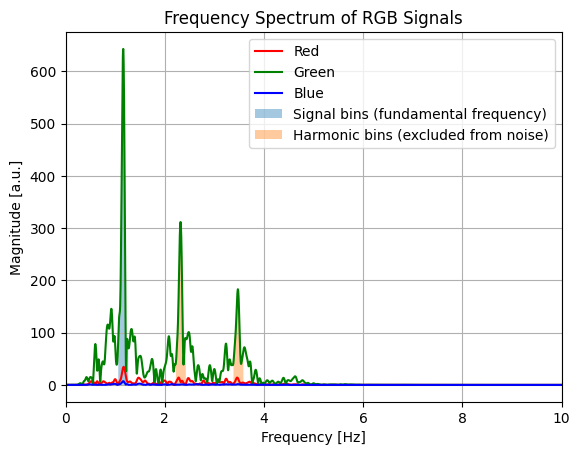
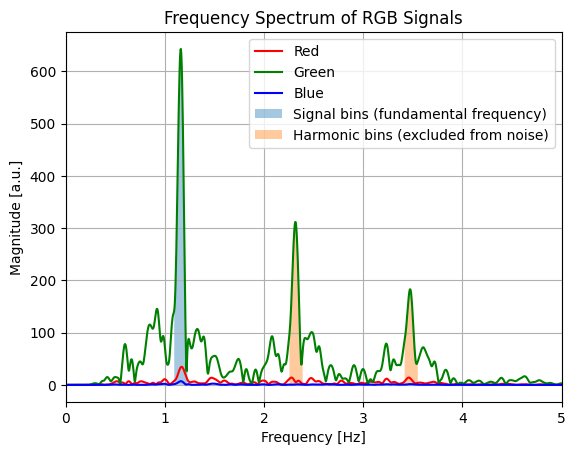
Unified diff of the notebook cell whose output changed from the first chart to the second:
--- before
+++ after
@@ -40,5 +40,5 @@
                  where=(harmonic1_mask | harmonic2_mask), alpha=0.4, label="Harmonic bins (excluded from noise)")
 
-plt.xlim(0, 10)
+plt.xlim(0, 5)
 plt.xlabel("Frequency [Hz]")
 plt.ylabel("Magnitude [a.u.]")

Commit: Normalized FFTs added